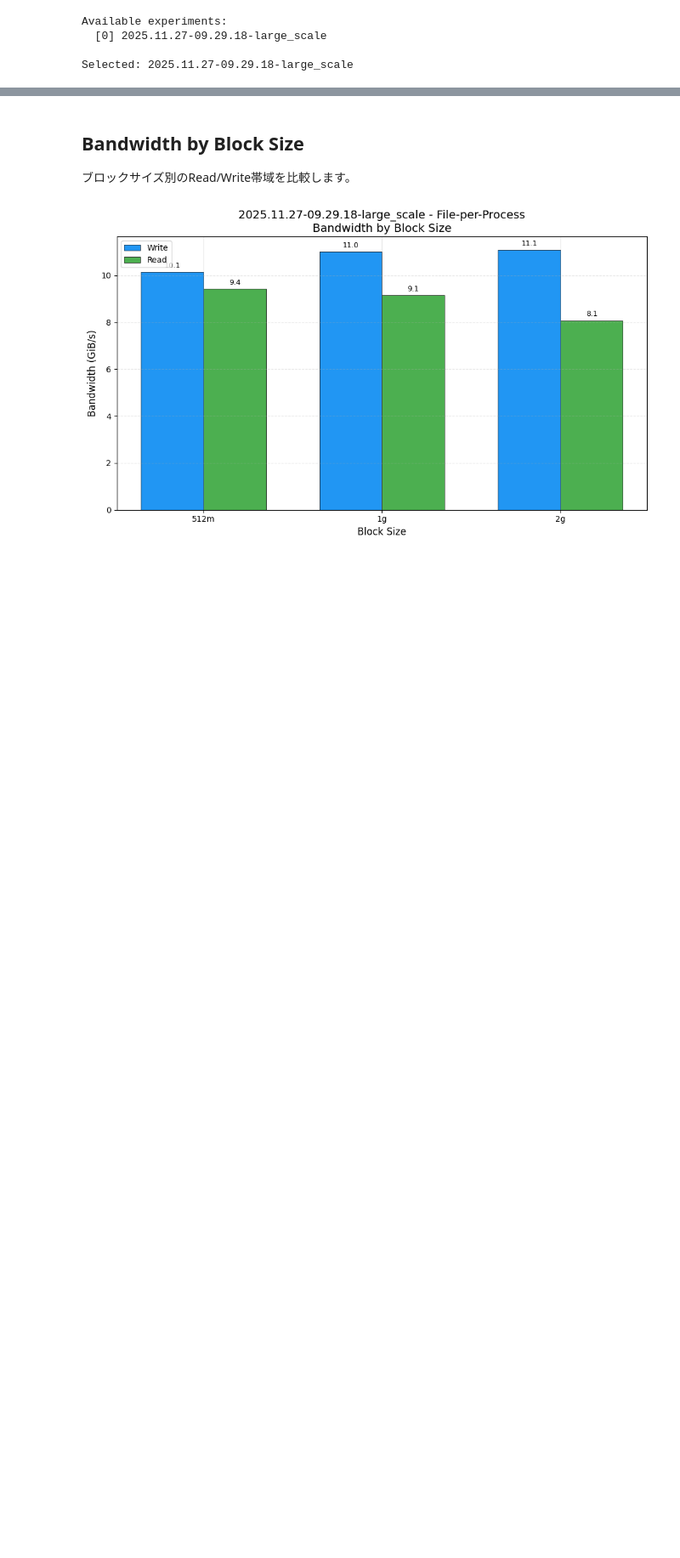
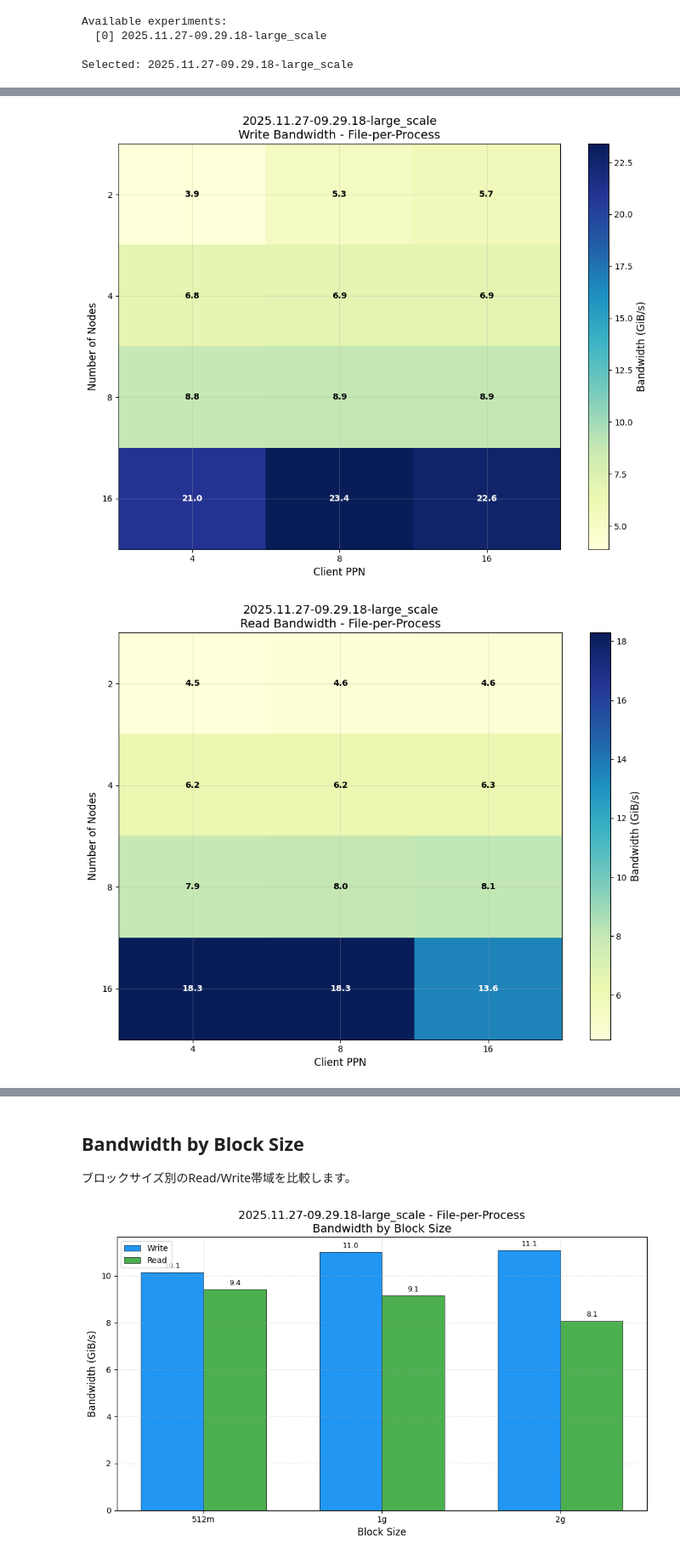
Before and after one commit to maetin0324/benchfs, a Jupyter notebook: plot/benchfsd_plot.ipynb, the cells around one changed output, grey strips where cells are left out. Shown at 85% size. Cells and saved outputs as stored; diff of their text form; code cells hidden in the pictures; blank space fills up the shorter version.

```diff
--- a/plot/benchfsd_plot.ipynb
+++ b/plot/benchfsd_plot.ipynb
@@ -383,0 +646,74 @@ Selected: 2025.11.27-09.29.18-large_scale
+# %%
+if filtered_detail_df.is_empty() or experiment_label is None:
+    print("No data to plot.")
+else:
+    # Handle both single and multiple experiments
+    if len(experiment_labelS) == 1:
+        exp_df = filtered_detail_df.filter(pl.col("experiment") == experiment_labelS[0])
+        experiment_label = experiment_labelS[0]
+    else:
+        exp_df = filtered_detail_df
+        experiment_label = f"{len(experiment_labelS)} experiments"
+
+    # Extract node count from run name
+    exp_df = exp_df.with_columns(
+        pl.col("run").map_elements(extract_nodes_from_run, return_dtype=pl.Int64).alias("nnodes")
+    )
+
+    for access_mode in ['File-per-Process', 'Shared File']:
+        mode_df = exp_df.filter(pl.col("access_mode") == access_mode)
+        if mode_df.is_empty():
+            continue
+
+        for operation in ['write', 'read']:
+            op_df = mode_df.filter(pl.col("operation") == operation)
+            if op_df.is_empty():
+                continue
+
+            # Create pivot table: nodes x tasks_per_node
+            pivot = (
+                op_df
+                .group_by(["nnodes", "tasks_per_node"])
+                .agg(pl.col("bw_gib").mean().alias("bw_gib"))
+                .pivot(values="bw_gib", index="nnodes", columns="tasks_per_node")
+                .sort("nnodes")
+            ).to_pandas().set_index("nnodes")
+
+            if pivot.empty or pivot.shape[0] < 2 or pivot.shape[1] < 2:
+                continue
+
+            # Sort columns numerically
+            pivot = pivot.reindex(sorted(pivot.columns, key=lambda x: int(x) if str(x).isdigit() else 0), axis=1)
+
+            fig, ax = plt.subplots(figsize=(10, 8))
+
+            im = ax.imshow(pivot.values, cmap='YlGnBu', aspect='auto')
+
+            ax.set_xticks(range(len(pivot.columns)))
+            ax.set_xticklabels([int(c) for c in pivot.columns])
+            ax.set_yticks(range(len(pivot.index)))
+            ax.set_yticklabels([int(i) for i in pivot.index])
+
+            ax.set_xlabel('Client PPN')
+            ax.set_ylabel('Number of Nodes')
+            ax.set_title(f'{experiment_label}\n{operation.capitalize()} Bandwidth - {access_mode}')
+
+            cbar = plt.colorbar(im, ax=ax)
+            cbar.set_label('Bandwidth (GiB/s)')
+
+            # Add text annotations
+            for i in range(len(pivot.index)):
+                for j in range(len(pivot.columns)):
+                    val = pivot.iloc[i, j]
+                    if pd.notna(val):
+                        text_color = 'white' if val > pivot.values[~pd.isna(pivot.values)].max() * 0.6 else 'black'
+                        ax.text(j, i, f'{val:.1f}', ha='center', va='center',
+                               color=text_color, fontsize=10, fontweight='bold')
+
+            plt.tight_layout()
+            save(fig, f"heatmap_{operation}_{slugify(access_mode)}_{slugify(experiment_label)}")
+            plt.show()
+            plt.close(fig)
+# %% [output]
+[figure, added]
+[figure, added]
```
Also changed, not shown: parts of 15 cells of this notebook, 11 other files.
